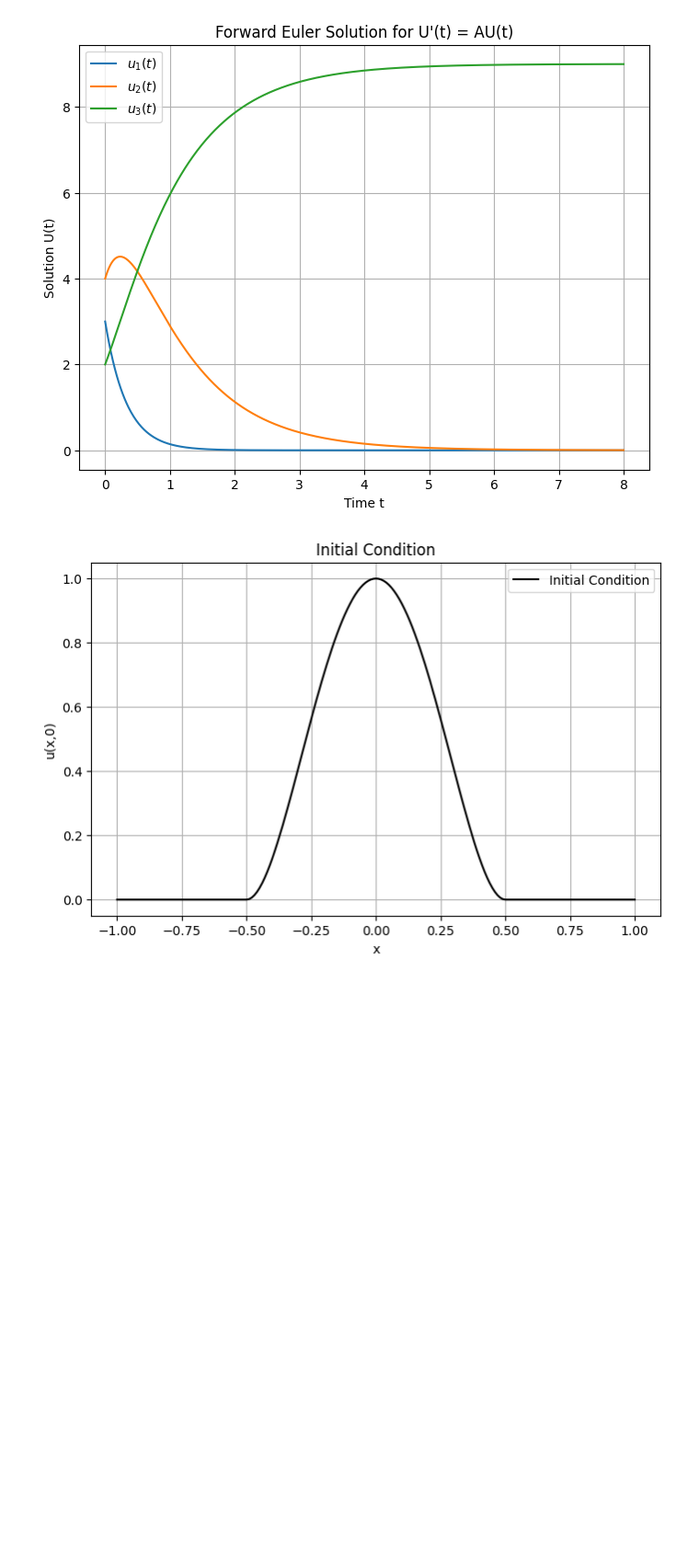
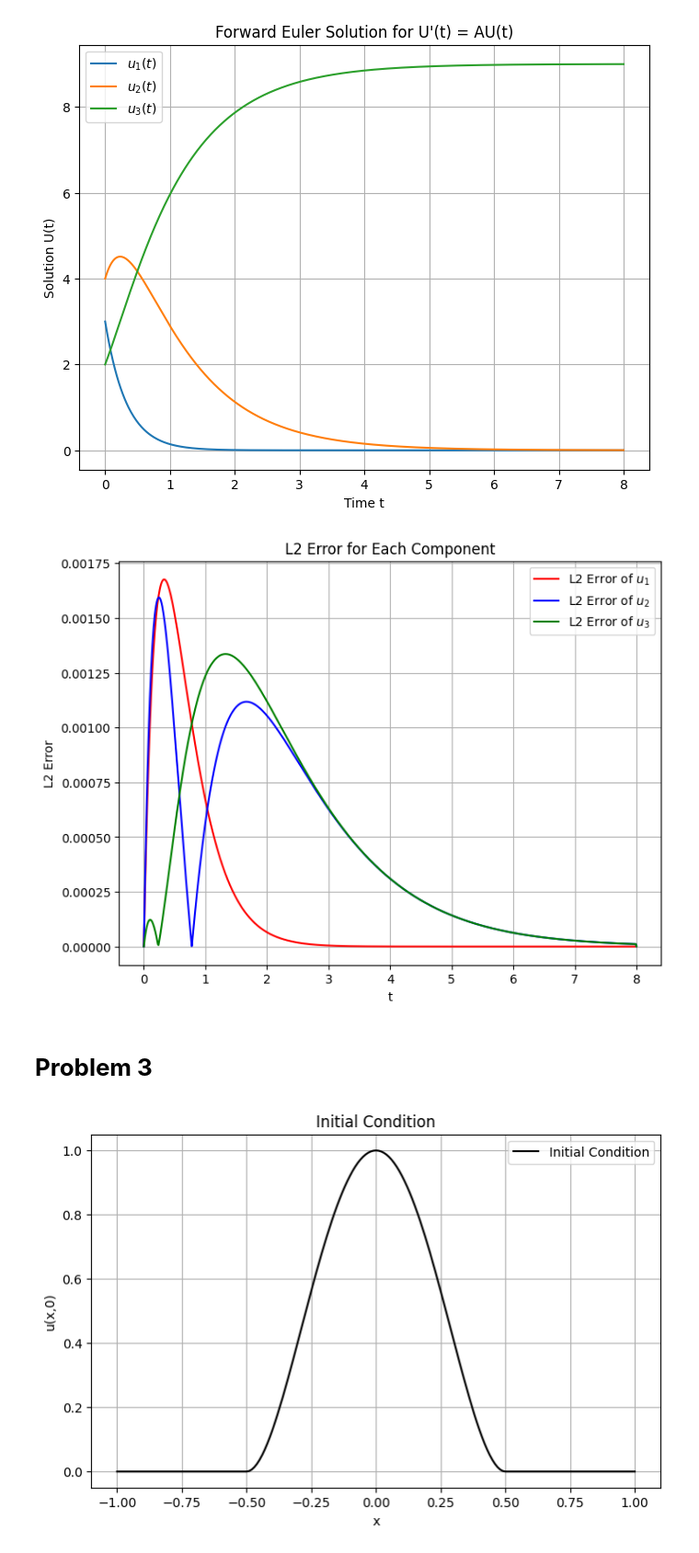
Before and after one commit to O0O0O0O0OP48763/123, a Jupyter notebook: DG_HW1_5.ipynb, the cells around one changed output. Shown at 92% size. Cells and saved outputs as stored; diff of their text form; code cells hidden in the pictures; blank space fills up the shorter version.

```diff
--- a/DG_HW1_5.ipynb
+++ b/DG_HW1_5.ipynb
@@ -93,6 +111,37 @@ plt.grid()
 plt.show()
 # %% [output]
 [figure]
+# %%
+# 定義解析解函數
+def u_exact(t):
+    return np.array([
+        3 * np.exp(-3*t),
+        8.5 * np.exp(-t) - 4.5 * np.exp(-3*t),
+        9 - 8.5 * np.exp(-t) + 1.5 * np.exp(-3*t)
+    ])
+
+# 計算每個分量的 L2 error
+L2_error = np.zeros((N+1, 3))
+
+for i in range(N-1):
+    L2_error[i] = np.sqrt((u_exact(t_values[i]) - u_values[i])**2 * dt)  # 逐分量計算 L2 誤差
+L2_error[N] = np.sqrt((u_exact(t_values[N]) - u_values[N])**2 * (T - t_values[N-1]))
+
+# 繪製 L2 誤差，每個分量單獨顯示
+plt.figure(figsize=(8, 6))
+plt.plot(t_values, L2_error[:, 0], label="L2 Error of $u_1$", color="red")
+plt.plot(t_values, L2_error[:, 1], label="L2 Error of $u_2$", color="blue")
+plt.plot(t_values, L2_error[:, 2], label="L2 Error of $u_3$", color="green")
+plt.xlabel("t")
+plt.ylabel("L2 Error")
+plt.title("L2 Error for Each Component")
+plt.legend()
+plt.grid()
+plt.show()
+# %% [output]
+[figure, added]
+# %% [markdown]
+# **Problem 3**
 # %%
 import numpy as np
 import matplotlib.pyplot as plt
```
Also changed, not shown: parts of 5 cells of this notebook.
